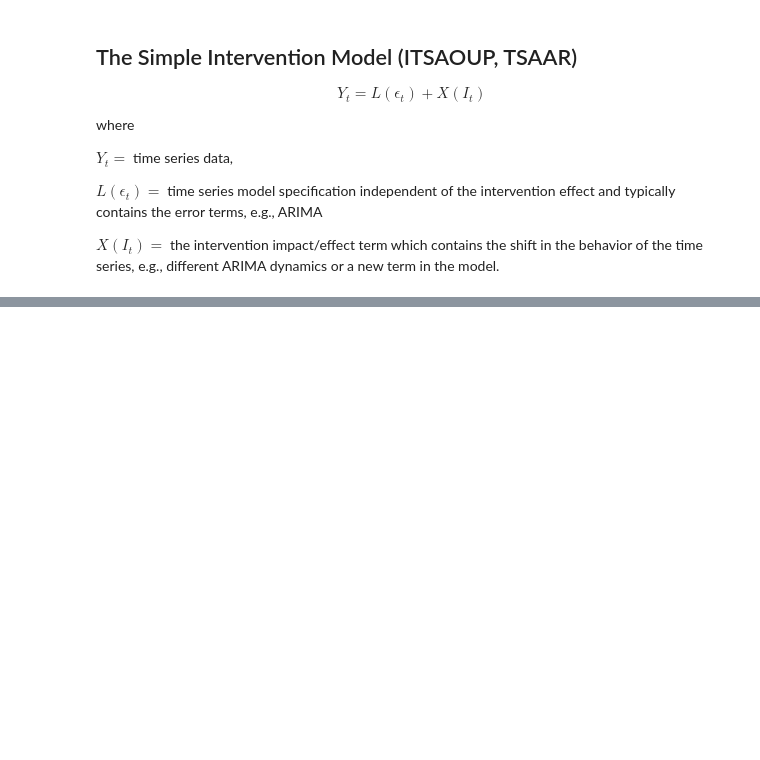
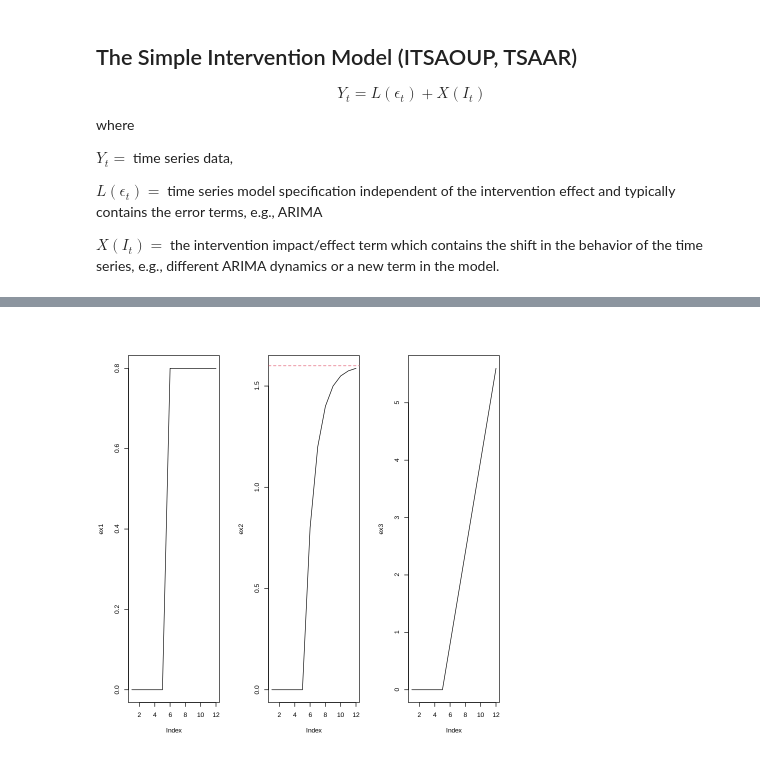
Before and after one commit to pacayton/Stat_268_Advanced_Time_Series_Analysis, a Jupyter notebook: Stat_268_Week2_Intervention_Analysis.ipynb, the cells around one changed output, grey strips where cells are left out. Saved outputs shown, nothing was run; the diff lists cells and outputs as text; code cells hidden in the pictures; blank space fills up the shorter version.

```diff
--- a/Stat_268_Week2_Intervention_Analysis.ipynb
+++ b/Stat_268_Week2_Intervention_Analysis.ipynb
@@ -101,0 +196,47 @@ Suppose that an intervention event happened at time $t = T^*$.
+# %%
+## Examples of some intervention impacts depending on intervention model
+
+par(mfrow = c(1,3))
+# For the sake of example,
+w <-  0.8
+delta <- 0.5
+T_int <- 5 # = intervention event
+delay <- 1
+n <- 12 # total periods
+
+# 1. w x B x S_t , simple shift in level, with 1 period delay.
+
+S_t <- c(rep(0,times = T_int - 1), rep(1,times = n - T_int + 1)) ## Original S_t
+BS_t <- c(0, lag(S_t, delay)[-(1:delay)] ) ## lagged S_t: We remove the NA at the beginning and replace them with 0.
+ex1 <- w*BS_t
+
+plot(ex1, type = "l")
+
+# 2. w x B / (1 - delta x B) x S_t , a gradual and permanent shift to a new level
+# equivalent to m_t = delta x m_{t-1} + w x B x S_t
+
+ex2 <- c() ## empty vessel
+
+ex2[1] <- 0 ## starting value for the loop
+
+for (i in 2:12) {
+  ex2[i] <- delta * ex2[i-1] + ex1[i]
+}
+
+plot(ex2, type = "l")
+abline(h =w/(1-delta), col = 2, lty = 2) ## highlights the convergence to w/(1-delta) = 1.6
+
+# 3. w x B / (1 - B) x S_t , an abrupt and permanent shift to a new slope = w
+# equivalent to m_t = m_{t-1} + w x B x S_t
+
+ex3 <- c() ## empty vessel
+
+ex3[1] <- 0 ## starting value for the loop
+
+for (i in 2:12) {
+  ex3[i] <- ex3[i-1] + ex1[i]
+}
+
+plot(ex3, type = "l")
+# %% [output]
+[figure, added]
```
Also changed, not shown: parts of 9 cells of this notebook.
